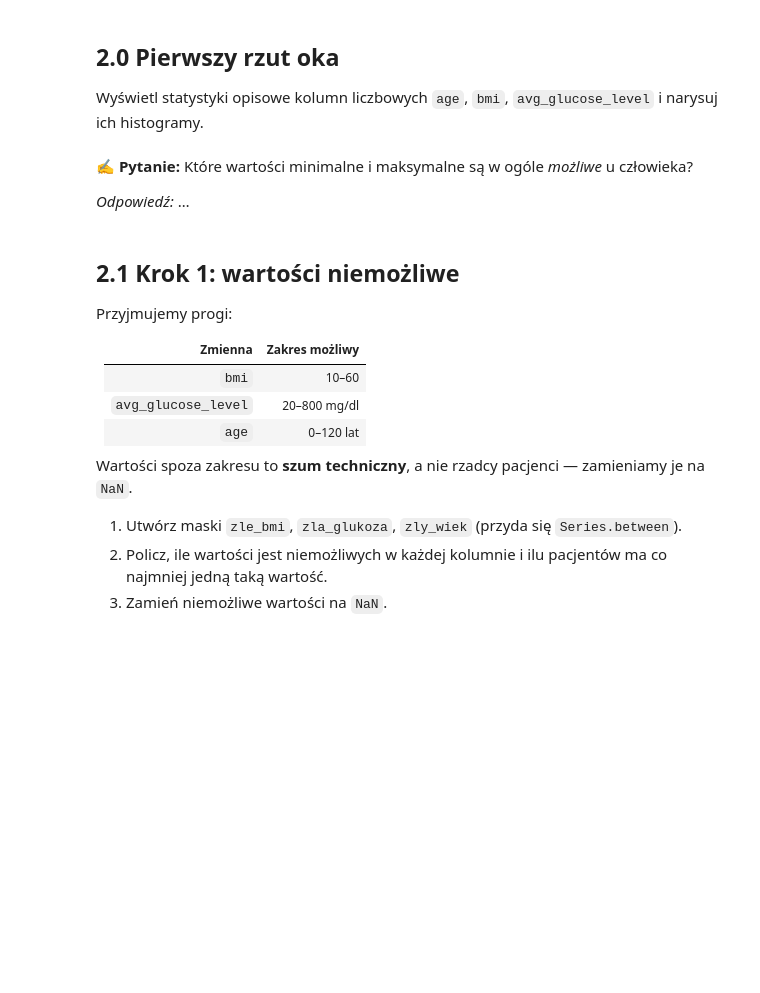
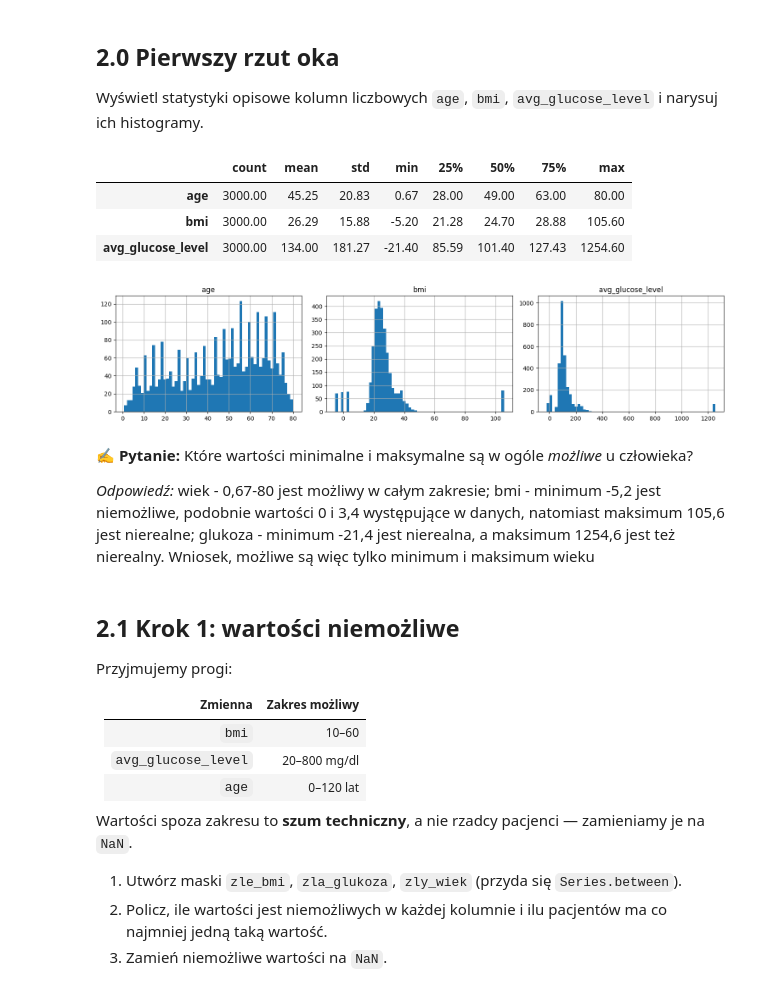
Before and after one commit to kuba11g/Eksploracja_Danych, a Jupyter notebook: lab03_otwarte_dane_odstajace.ipynb, the cells around one changed output. Saved outputs shown, nothing was run; the diff lists cells and outputs as text; code cells hidden in the pictures; blank space fills up the shorter version.

```diff
--- a/lab03_otwarte_dane_odstajace.ipynb
+++ b/lab03_otwarte_dane_odstajace.ipynb
@@ -173,14 +369,20 @@ Wyświetl statystyki opisowe kolumn liczbowych `age`, `bmi`, `avg_glucose_level`
 # %%
 LICZBOWE = ["age", "bmi", "avg_glucose_level"]
 
-# TODO: statystyki opisowe
-
-
-# TODO: histogramy (np. pacjenci[LICZBOWE].hist(...))
+display(pacjenci[LICZBOWE].describe().T)
+pacjenci[LICZBOWE].hist(bins=60, figsize=(15, 3.5), layout=(1, 3))
+plt.tight_layout()
+plt.show()
+# %% [output]
+|  | count | mean | std | min | 25% | 50% | 75% | max |
+| age | 3000.00 | 45.25 | 20.83 | 0.67 | 28.00 | 49.00 | 63.00 | 80.00 |
+| bmi | 3000.00 | 26.29 | 15.88 | -5.20 | 21.28 | 24.70 | 28.88 | 105.60 |
+| avg_glucose_level | 3000.00 | 134.00 | 181.27 | -21.40 | 85.59 | 101.40 | 127.43 | 1254.60 |
+[figure, added]
 # %% [markdown]
 ✍️ **Pytanie:** Które wartości minimalne i maksymalne są w ogóle *możliwe* u człowieka?
 
-*Odpowiedź:* …
+*Odpowiedź:* wiek - 0,67-80 jest możliwy w całym zakresie; bmi - minimum -5,2 jest niemożliwe, podobnie wartości 0 i 3,4 występujące w danych, natomiast maksimum 105,6 jest nierealne; glukoza - minimum -21,4 jest nierealna, a maksimum 1254,6 jest też nierealny. Wniosek, możliwe są więc tylko minimum i maksimum wieku
 # %% [markdown]
 ## 2.1 Krok 1: wartości niemożliwe
 
```
Also changed, not shown: parts of 36 cells of this notebook.
